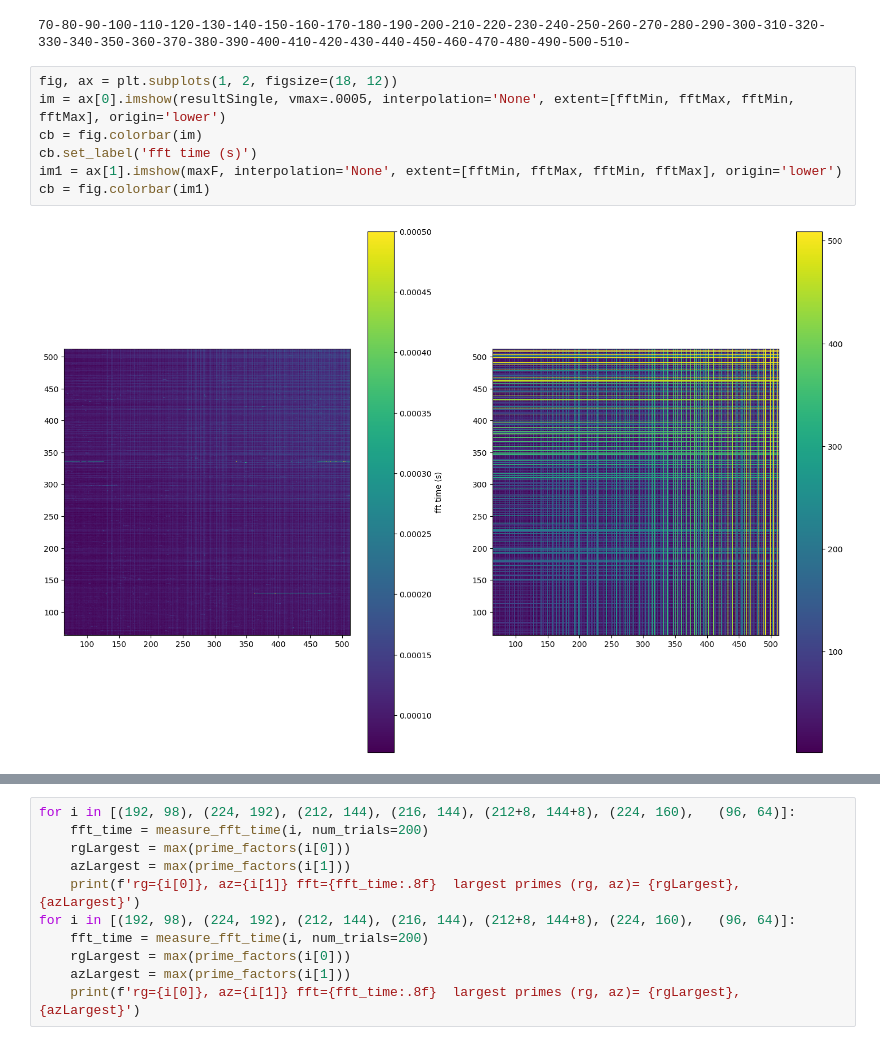
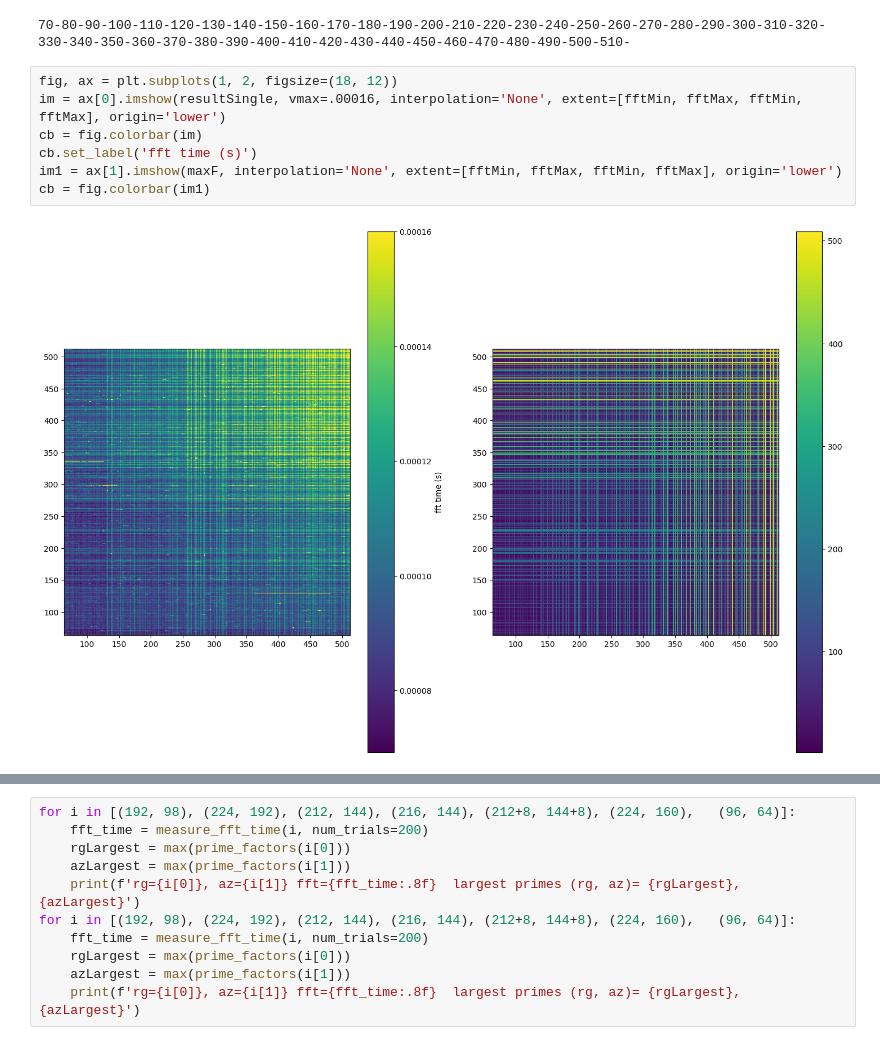
Before and after one commit to fastice/fftCudaBench, a Jupyter notebook: FFTTest.ipynb, the cells around one changed output, grey strips where cells are left out. Saved outputs shown, nothing was run; the diff lists cells and outputs as text.

```diff
--- a/FFTTest.ipynb
+++ b/FFTTest.ipynb
@@ -136,11 +136,11 @@ for i in range(fftMin, fftMax+1):
 70-80-90-100-110-120-130-140-150-160-170-180-190-200-210-220-230-240-250-260-270-280-290-300-310-320-330-340-350-360-370-380-390-400-410-420-430-440-450-460-470-480-490-500-510-
 # %%
 fig, ax = plt.subplots(1, 2, figsize=(18, 12))
-im = ax[0].imshow(resultSingle, vmax=.0005, interpolation='None', extent=[fftMin, fftMax, fftMin, fftMax], origin='lower')
+im = ax[0].imshow(resultSingle, vmax=.00016, interpolation='None', extent=[fftMin, fftMax, fftMin, fftMax], origin='lower')
 cb = fig.colorbar(im)
 cb.set_label('fft time (s)')
 im1 = ax[1].imshow(maxF, interpolation='None', extent=[fftMin, fftMax, fftMin, fftMax], origin='lower')
 cb = fig.colorbar(im1)
 # %% [output]
-[figure, old version]
+[figure, new version]
 # %%
```
Also changed, not shown: parts of 2 cells of this notebook.
